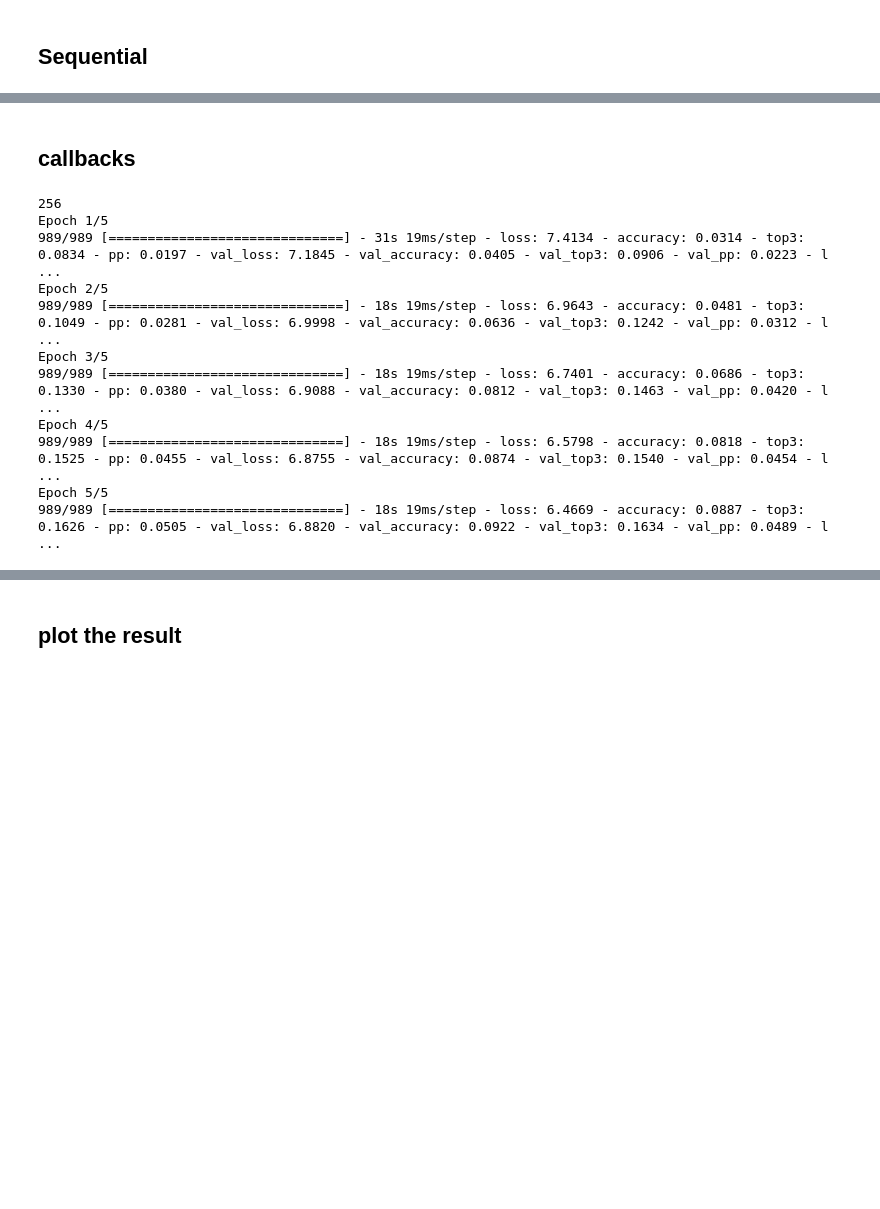
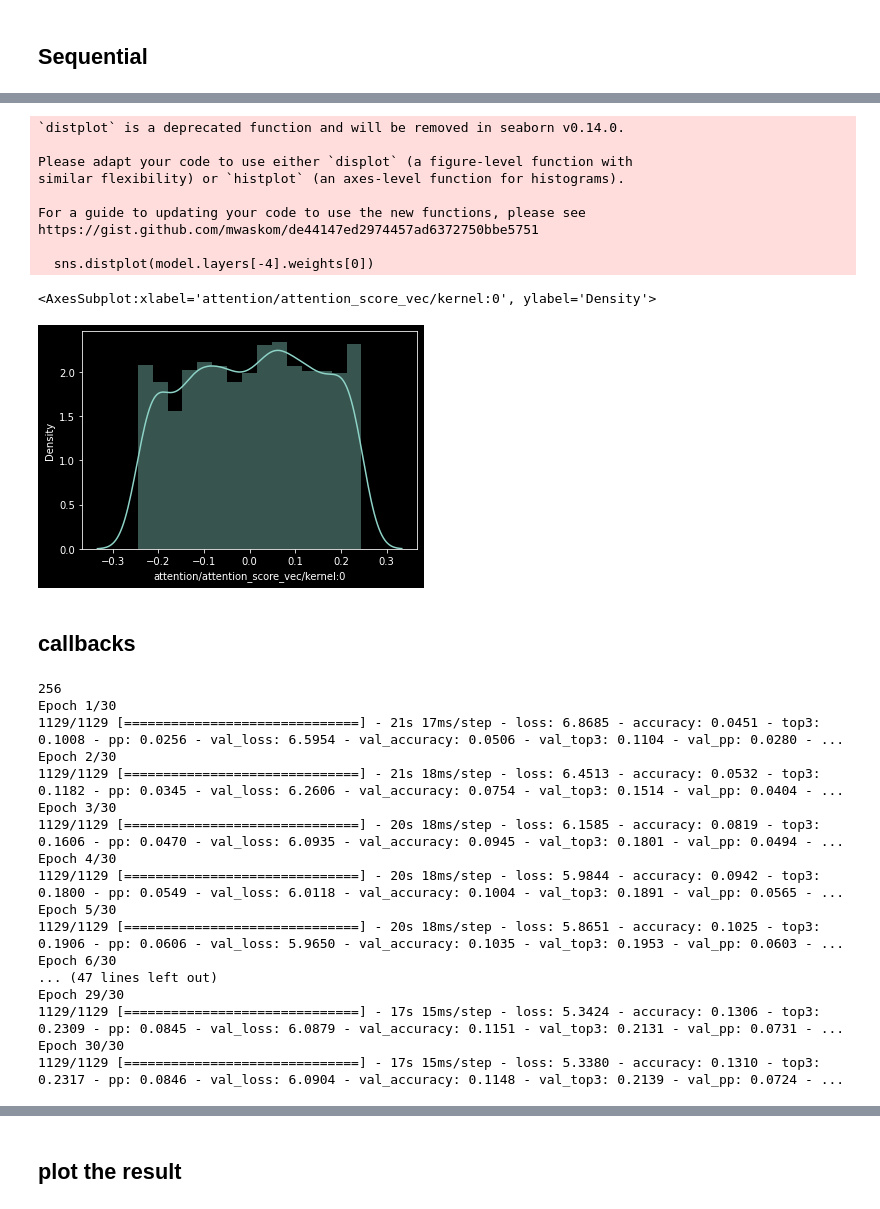
Before and after one commit to Protalist/next_word_prediction_federeted, a Jupyter notebook: centrilized_training.ipynb, the cells around one changed output, grey strips where cells are left out. Saved outputs shown, nothing was run; the diff lists cells and outputs as text; code cells hidden in the pictures; blank space fills up the shorter version.

```diff
--- a/centrilized_training.ipynb
+++ b/centrilized_training.ipynb
@@ -303,3 +383,19 @@ _________________________________________________________________
+# %%
+
+import seaborn as sns
+sns.distplot(model.layers[-4].weights[0])
+# %% [output]
+`distplot` is a deprecated function and will be removed in seaborn v0.14.0.
+
+Please adapt your code to use either `displot` (a figure-level function with
+similar flexibility) or `histplot` (an axes-level function for histograms).
+
+For a guide to updating your code to use the new functions, please see
+https://gist.github.com/mwaskom/de44147ed2974457ad6372750bbe5751
+
+  sns.distplot(model.layers[-4].weights[0])
+<AxesSubplot:xlabel='attention/attention_score_vec/kernel:0', ylabel='Density'>
+[figure, added]
 # %% [markdown]
 ## callbacks
 # %%
@@ -332,16 +428,22 @@ model.compile(loss='sparse_categorical_crossentropy', optimizer=optimizer, metri
 # %%
 batch_size= pow(2,8)
 print(batch_size)
-history = model.fit(X, y, validation_split=0.03, epochs=5, batch_size=batch_size,callbacks=[early_stop,reduce_l],shuffle=True)
+history = model.fit(X, y, validation_split=0.03, epochs=30, batch_size=batch_size,callbacks=[early_stop,reduce_l],shuffle=True)
 # %% [output]
 256
-Epoch 1/5
-989/989 [==============================] - 31s 19ms/step - loss: 7.4134 - accuracy: 0.0314 - top3: 0.0834 - pp: 0.0197 - val_loss: 7.1845 - val_accuracy: 0.0405 - val_top3: 0.0906 - val_pp: 0.0223 - l ...
-Epoch 2/5
-989/989 [==============================] - 18s 19ms/step - loss: 6.9643 - accuracy: 0.0481 - top3: 0.1049 - pp: 0.0281 - val_loss: 6.9998 - val_accuracy: 0.0636 - val_top3: 0.1242 - val_pp: 0.0312 - l ...
-Epoch 3/5
-989/989 [==============================] - 18s 19ms/step - loss: 6.7401 - accuracy: 0.0686 - top3: 0.1330 - pp: 0.0380 - val_loss: 6.9088 - val_accuracy: 0.0812 - val_top3: 0.1463 - val_pp: 0.0420 - l ...
-Epoch 4/5
-989/989 [==============================] - 18s 19ms/step - loss: 6.5798 - accuracy: 0.0818 - top3: 0.1525 - pp: 0.0455 - val_loss: 6.8755 - val_accuracy: 0.0874 - val_top3: 0.1540 - val_pp: 0.0454 - l ...
-Epoch 5/5
-989/989 [==============================] - 18s 19ms/step - loss: 6.4669 - accuracy: 0.0887 - top3: 0.1626 - pp: 0.0505 - val_loss: 6.8820 - val_accuracy: 0.0922 - val_top3: 0.1634 - val_pp: 0.0489 - l ...
+Epoch 1/30
+1129/1129 [==============================] - 21s 17ms/step - loss: 6.8685 - accuracy: 0.0451 - top3: 0.1008 - pp: 0.0256 - val_loss: 6.5954 - val_accuracy: 0.0506 - val_top3: 0.1104 - val_pp: 0.0280 - ...
+Epoch 2/30
+1129/1129 [==============================] - 21s 18ms/step - loss: 6.4513 - accuracy: 0.0532 - top3: 0.1182 - pp: 0.0345 - val_loss: 6.2606 - val_accuracy: 0.0754 - val_top3: 0.1514 - val_pp: 0.0404 - ...
+Epoch 3/30
+1129/1129 [==============================] - 20s 18ms/step - loss: 6.1585 - accuracy: 0.0819 - top3: 0.1606 - pp: 0.0470 - val_loss: 6.0935 - val_accuracy: 0.0945 - val_top3: 0.1801 - val_pp: 0.0494 - ...
+Epoch 4/30
+1129/1129 [==============================] - 20s 18ms/step - loss: 5.9844 - accuracy: 0.0942 - top3: 0.1800 - pp: 0.0549 - val_loss: 6.0118 - val_accuracy: 0.1004 - val_top3: 0.1891 - val_pp: 0.0565 - ...
+Epoch 5/30
+1129/1129 [==============================] - 20s 18ms/step - loss: 5.8651 - accuracy: 0.1025 - top3: 0.1906 - pp: 0.0606 - val_loss: 5.9650 - val_accuracy: 0.1035 - val_top3: 0.1953 - val_pp: 0.0603 - ...
+Epoch 6/30
+... (47 lines left out)
+Epoch 29/30
+1129/1129 [==============================] - 17s 15ms/step - loss: 5.3424 - accuracy: 0.1306 - top3: 0.2309 - pp: 0.0845 - val_loss: 6.0879 - val_accuracy: 0.1151 - val_top3: 0.2131 - val_pp: 0.0731 - ...
+Epoch 30/30
+1129/1129 [==============================] - 17s 15ms/step - loss: 5.3380 - accuracy: 0.1310 - top3: 0.2317 - pp: 0.0846 - val_loss: 6.0904 - val_accuracy: 0.1148 - val_top3: 0.2139 - val_pp: 0.0724 - ...
```
Also changed, not shown: parts of 20 cells of this notebook, 39 other files.
